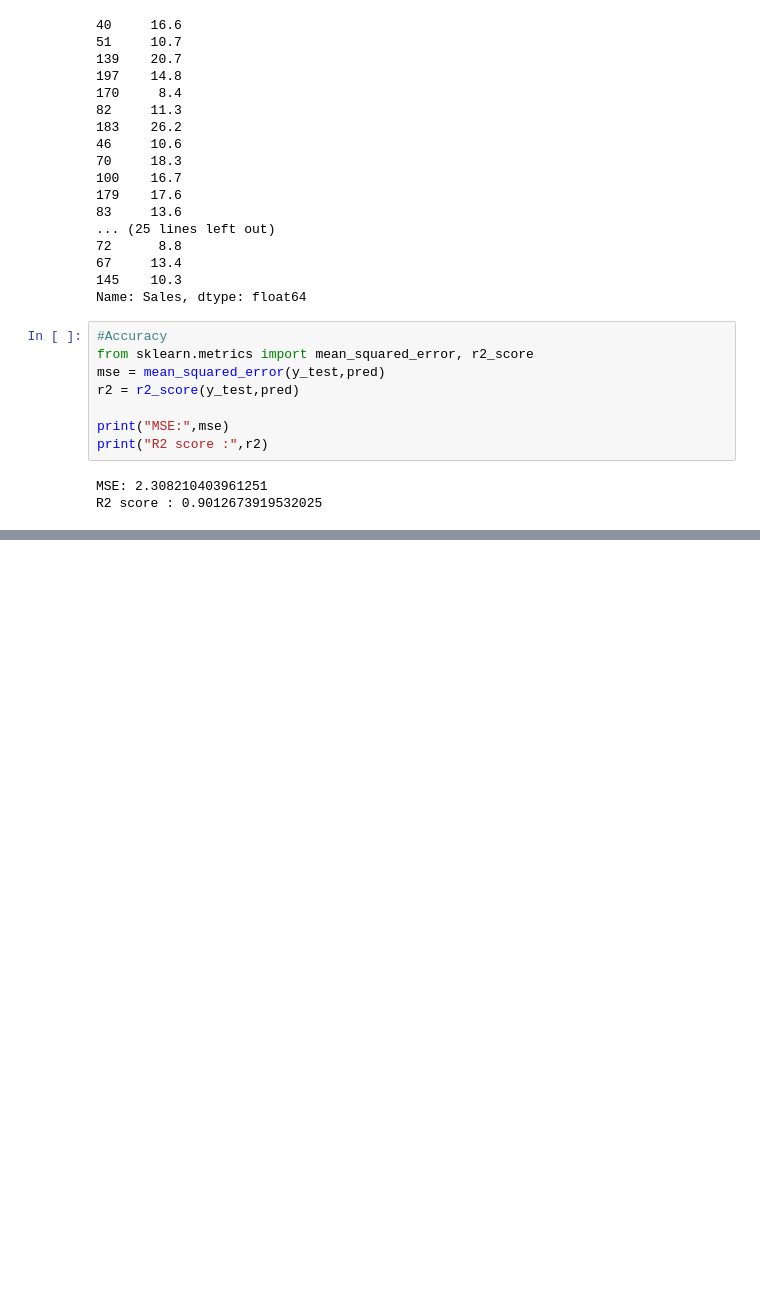
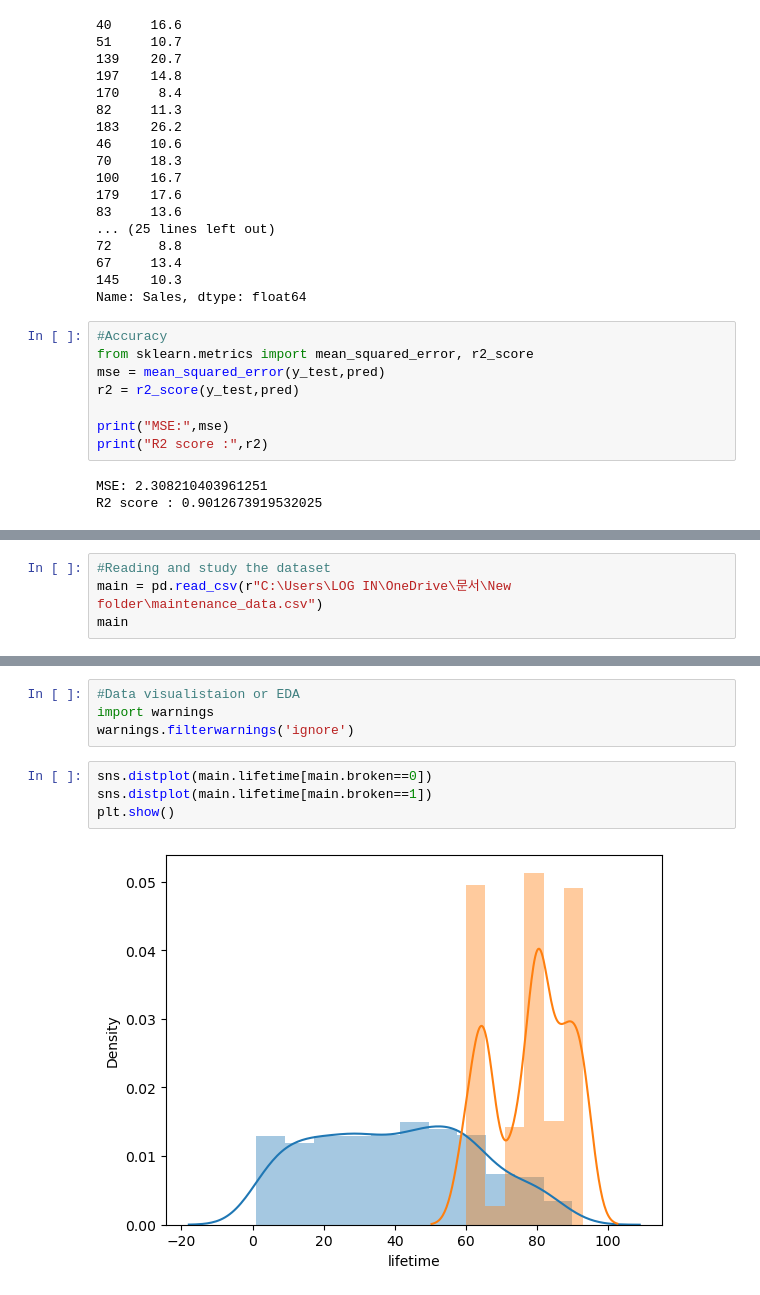
Before and after one commit to musharafaltaf/anacondaPractice, a Jupyter notebook: numpyexample.ipynb, the cells around one changed output, grey strips where cells are left out. Cells and saved outputs as stored; diff of their text form; blank space fills up the shorter version.

Commit message:
maintainance dataset

```diff
--- a/numpyexample.ipynb
+++ b/numpyexample.ipynb
@@ -1978,0 +1987,4 @@ R2 score : 0.9012673919532025
+# %%
+#Reading and study the dataset
+main = pd.read_csv(r"C:\Users\LOG IN\OneDrive\문서\New folder\maintenance_data.csv")
+main
@@ -1978,0 +2064,10 @@ R2 score : 0.9012673919532025
+# %%
+#Data visualistaion or EDA
+import warnings
+warnings.filterwarnings('ignore')
+# %%
+sns.distplot(main.lifetime[main.broken==0])
+sns.distplot(main.lifetime[main.broken==1])
+plt.show()
+# %% [output]
+[figure, added]
```
Also changed, not shown: parts of 13 cells of this notebook.
